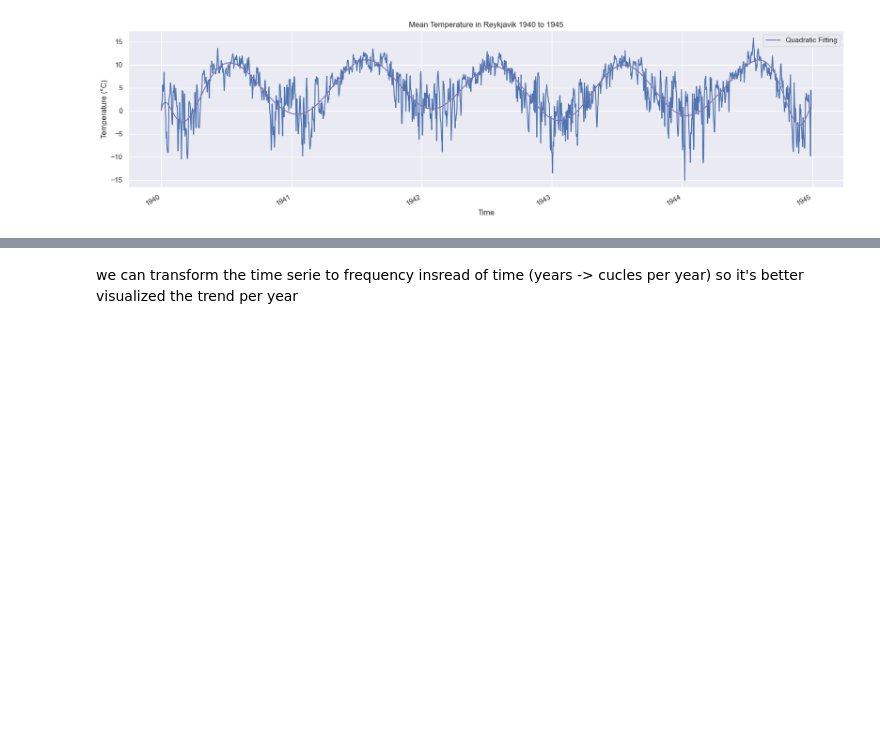
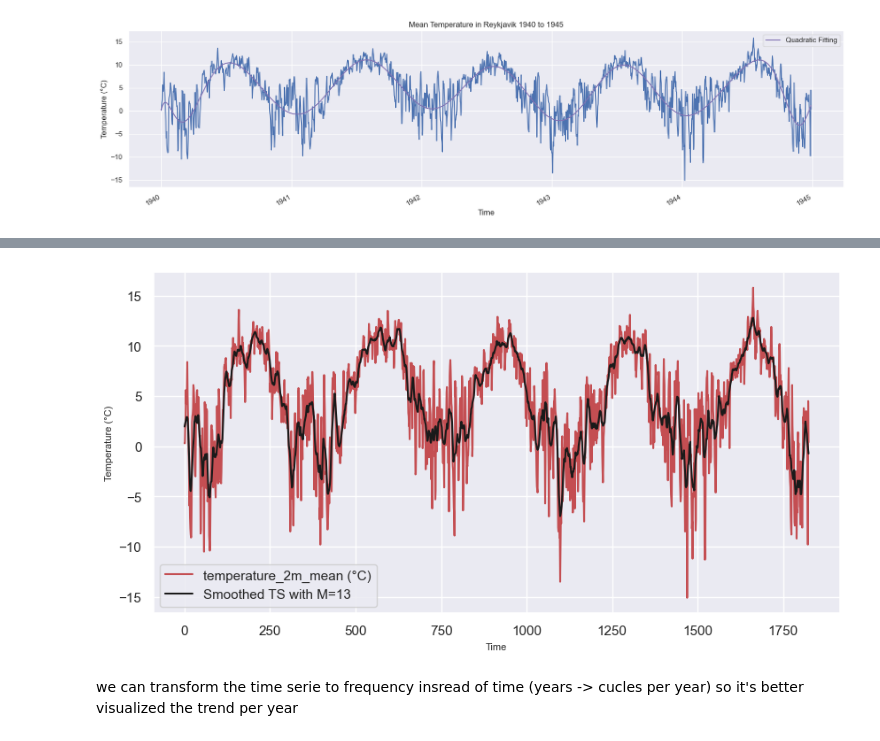
Before and after one commit to esmaailalbarazi/TimeSeriesProject, a Jupyter notebook: Project.ipynb, the cells around one changed output, grey strips where cells are left out. Saved outputs shown, nothing was run; the diff lists cells and outputs as text; code cells hidden in the pictures; blank space fills up the shorter version.

Commit message:
smoothness

```diff
--- a/Project.ipynb
+++ b/Project.ipynb
@@ -91,3 +91,94 @@ plt.show()
+# %%
+#%matplotlib notebook
+import pandas as pd
+import numpy as np
+import statsmodels.api as sm
+from scipy.optimize import curve_fit
+import matplotlib.pyplot as plt
+
+def flin(x,a,b):
+    return a*x+b
+
+def xWeights(x,xi,span):
+    wi=(1-abs((x-xi)/float(span))**3)**3
+    #plt.figure()
+    #plt.plot(wi)
+    return wi
+
+def yWeights(ri,MAD):
+    if np.abs(ri)<6*MAD:
+        return (1-((ri/(6*MAD))**2))**2
+    else:
+        return 0
+
+
+def loessPass(TSeries,TSeriesE=pd.Series(np.array([])),span=5,timePass=True):
+    lag=int((span-1)/2)
+    xf=np.zeros(TSeries.size).astype('float')
+    for k in range(TSeries.size):
+        if k<=lag:
+            win=TSeries[0:span]
+            if not timePass:
+                winE=TSeriesE[0:span]
+            xvs=np.array(range(span))
+            #print "No inicio"
+        elif k>TSeries.size-lag:
+            #print "No fim"
+            win=TSeries[TSeries.size-span:TSeries.size]
+            if not timePass:
+                winE=TSeriesE[TSeriesE.size-span:TSeriesE.size]
+            xvs=np.array(range(TSeries.size-span,TSeries.size))
+        else:
+            #print "No meio"
+            win=TSeries[k-lag-1:k+lag]
+            if not timePass:
+                winE=TSeriesE[k-lag-1:k+lag]
+            xvs=np.array(range(k-lag,k+lag+1))
+
+        ws=np.zeros(span).astype('float')
+
+        if not timePass:
+            res=np.array(win-winE)
+            #res=res.as_matrix()
+            MAD=np.median(np.abs(res))
+
+        for xw in range(len(xvs)):
+            if timePass:
+                ws[xw]=xWeights(k,xvs[xw],np.max((np.abs(k-xvs[0]),np.abs(k-xvs[-1]))))
+            else:
+                ws[xw]=yWeights(res[xw],MAD)
+            #print np.max((np.abs(k-xvs[0]),np.abs(k-xvs[-1])))
+        exog = sm.add_constant(xvs)
+
+
+        mod_wls = sm.WLS(win, exog, weights=ws)
+        res_wls = mod_wls.fit()
+
+        xf[k]=res_wls.params[1]*k+res_wls.params[0]
+    return xf
+
+def lowess(TSeries,span=5,ftype='linear'):
+
+    xf=loessPass(TSeries,span=span,timePass=True)
+    xf=loessPass(TSeries,TSeriesE=pd.Series(data=xf, index=TSeries.index),span=span,timePass=False)
+    xf=pd.Series(data=xf, index=TSeries.index,name="Smoothed TS with M="+str(M))
+    return xf
+
+
+# apply smooth 13
+M=13
+smooth13 = lowess(temp_mean[:365*num_years],span=M)
+
+# Create a new figure with a specific size (width, height)
+fig, ax = plt.subplots(figsize=(10, 5))  # Adjust the width as needed
+
+temp_mean[:365*num_years].plot(ax=ax, color='r', legend=True)
+smooth13.plot(ax=ax, color='k', legend=True)
+ax.set_ylabel('Temperature (°C)', fontdict={'fontsize':8})
+ax.set_xlabel('Time', fontdict={'fontsize':8})
+plt.show()
+# %% [output]
+[figure, added]
 # %% [markdown]
 we can transform the time serie to frequency insread of time (years -> cucles per year) so it's better visualized the trend per year
 # %%
```
Also changed, not shown: parts of 1 cell of this notebook.
